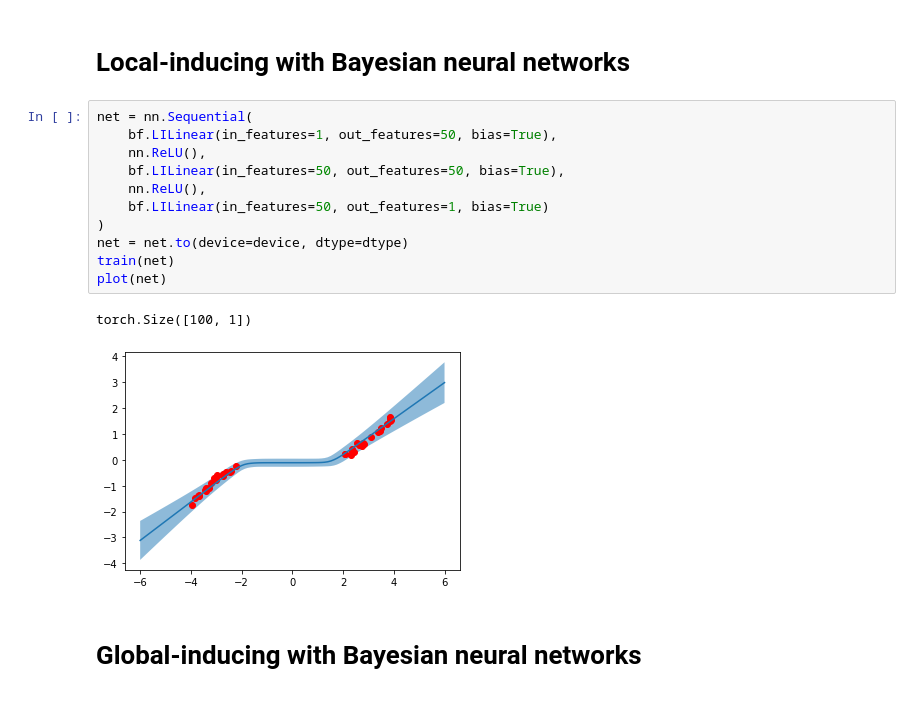
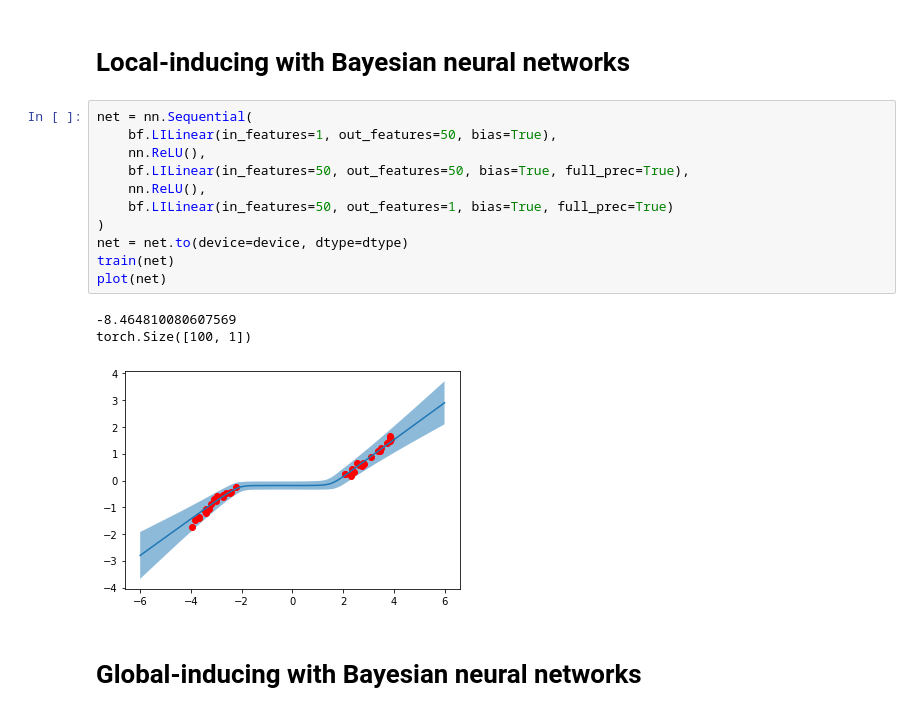
Before and after one commit to LaurenceA/bayesfunc, a Jupyter notebook: examples/simple.ipynb, the cells around one changed output. Drawn from its saved outputs; the diff is of its cells as text.

Commit message:
Added full_prec kwarg to GILinear, LILinear and LIConv2d

```diff
--- a/examples/simple.ipynb
+++ b/examples/simple.ipynb
@@ -79,17 +79,18 @@ Local-inducing with Bayesian neural networks
 # %%
 net = nn.Sequential(
     bf.LILinear(in_features=1, out_features=50, bias=True),
     nn.ReLU(),
-    bf.LILinear(in_features=50, out_features=50, bias=True),
+    bf.LILinear(in_features=50, out_features=50, bias=True, full_prec=True),
     nn.ReLU(),
-    bf.LILinear(in_features=50, out_features=1, bias=True)
+    bf.LILinear(in_features=50, out_features=1, bias=True, full_prec=True)
 )
 net = net.to(device=device, dtype=dtype)
 train(net)
 plot(net)
 # %% [output]
+-8.464810080607569
 torch.Size([100, 1])
-[figure, old version]
+[figure, new version]
 # %% [markdown]
 Global-inducing with Bayesian neural networks
 =====
```
Also changed, not shown: parts of 1 cell of this notebook, 1 other file.
